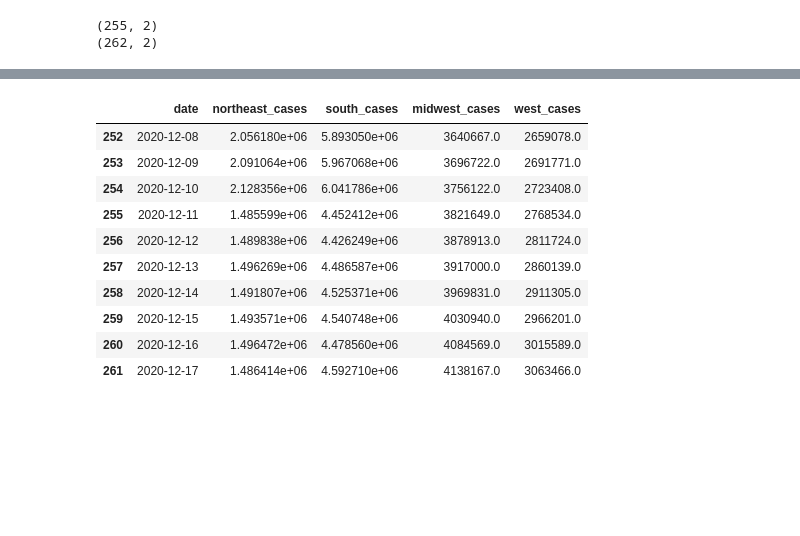
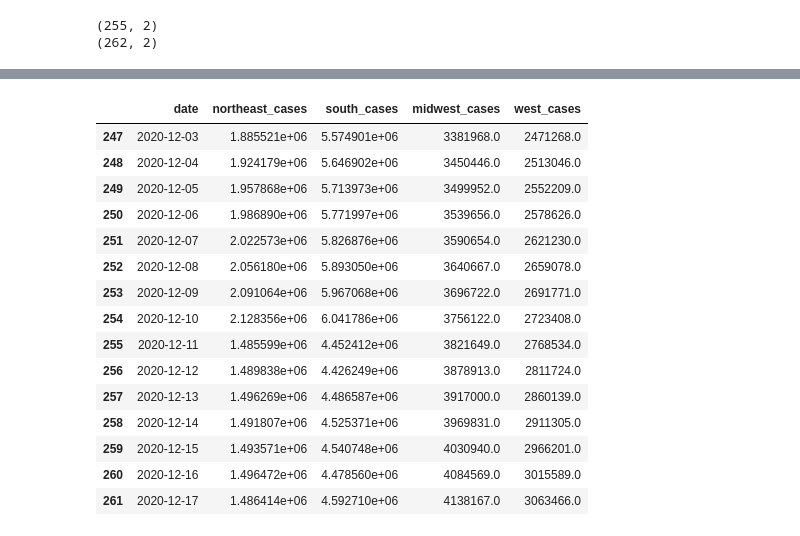
Before and after one commit to amcquistan/covid-trend-miner, a Jupyter notebook: predictive-models/lin-reg/covid-lin-reg-deploy.ipynb, the cells around one changed output, grey strips where cells are left out. Drawn from its saved outputs; the diff is of its cells as text; code cells hidden in the pictures; blank space fills up the shorter version.

```diff
--- a/predictive-models/lin-reg/covid-lin-reg-deploy.ipynb
+++ b/predictive-models/lin-reg/covid-lin-reg-deploy.ipynb
@@ -308,13 +309,18 @@ west_date_complete = appendPredictions(west_date, west_prediction)
 # %%
 region_df = pd.DataFrame()
 region_df['date'] = northeast_date_complete.name
 region_df['northeast_cases'] = northeast_date_complete.cases
 region_df['south_cases'] = south_date_complete.cases
 region_df['midwest_cases'] = midwest_date_complete.cases
 region_df['west_cases'] = west_date_complete.cases
-region_df.tail(10)
+region_df.tail(15)
 # %% [output]
 |  | date | northeast_cases | south_cases | midwest_cases | west_cases |
+| 247 | 2020-12-03 | 1.885521e+06 | 5.574901e+06 | 3381968.0 | 2471268.0 |
+| 248 | 2020-12-04 | 1.924179e+06 | 5.646902e+06 | 3450446.0 | 2513046.0 |
+| 249 | 2020-12-05 | 1.957868e+06 | 5.713973e+06 | 3499952.0 | 2552209.0 |
+| 250 | 2020-12-06 | 1.986890e+06 | 5.771997e+06 | 3539656.0 | 2578626.0 |
+| 251 | 2020-12-07 | 2.022573e+06 | 5.826876e+06 | 3590654.0 | 2621230.0 |
 | 252 | 2020-12-08 | 2.056180e+06 | 5.893050e+06 | 3640667.0 | 2659078.0 |
 | 253 | 2020-12-09 | 2.091064e+06 | 5.967068e+06 | 3696722.0 | 2691771.0 |
 | 254 | 2020-12-10 | 2.128356e+06 | 6.041786e+06 | 3756122.0 | 2723408.0 |
```
Also changed, not shown: parts of 2 cells of this notebook, 1 other file.
